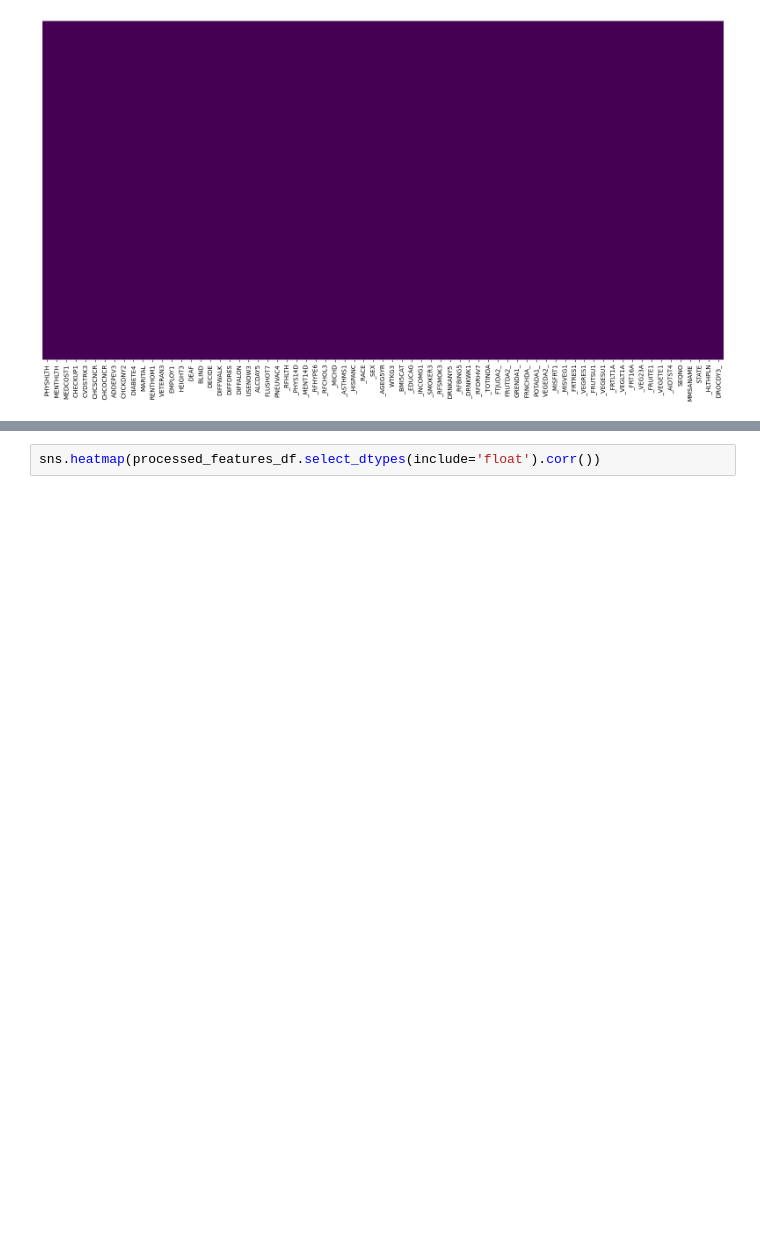
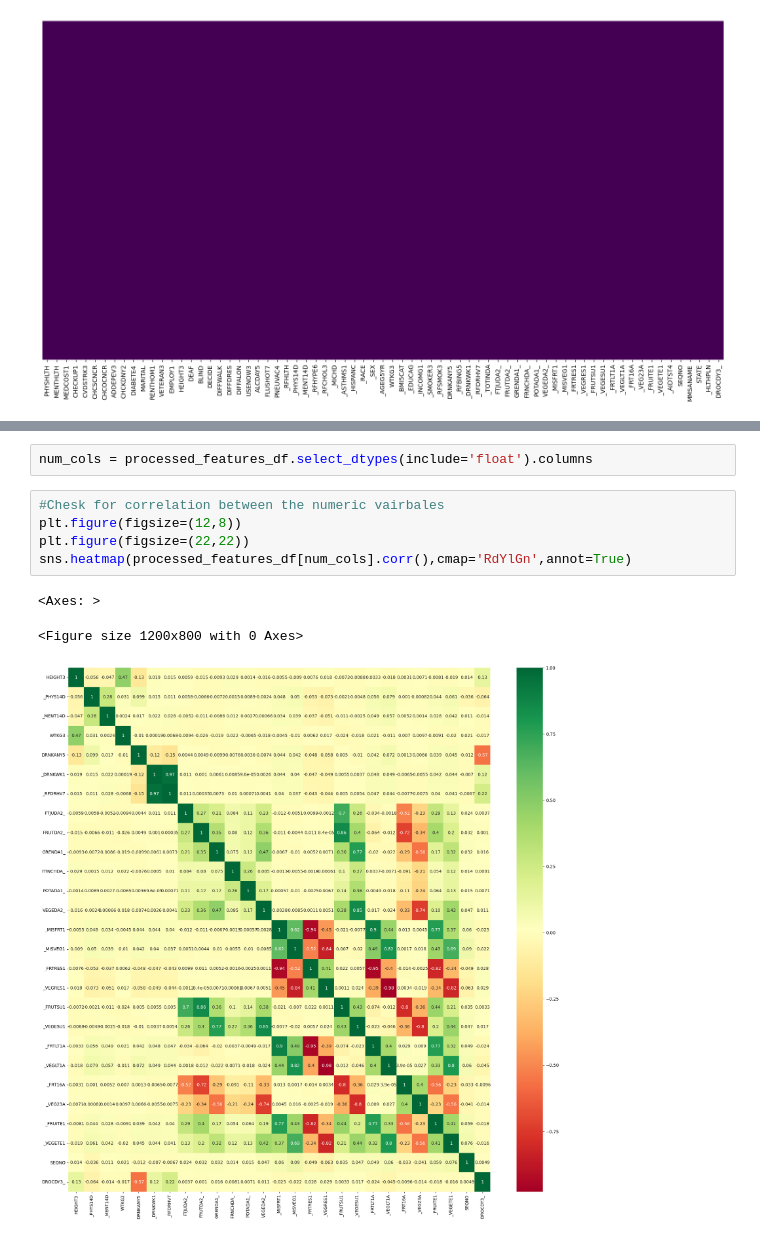
Before and after one commit to OBINNADINNEYA/BRFSS_BIGDATA_PROJECT, a Jupyter notebook: Data_Cleaning_2019_2021.ipynb, the cells around one changed output, grey strips where cells are left out. Cells and saved outputs as stored; diff of their text form; blank space fills up the shorter version.

```diff
--- a/Data_Cleaning_2019_2021.ipynb
+++ b/Data_Cleaning_2019_2021.ipynb
@@ -465,2 +465,11 @@ memory usage: 70.2+ MB
+# %%
+num_cols = processed_features_df.select_dtypes(include='float').columns
 # %%
-sns.heatmap(processed_features_df.select_dtypes(include='float').corr())
+#Chesk for correlation between the numeric vairbales
+plt.figure(figsize=(12,8))
+plt.figure(figsize=(22,22))
+sns.heatmap(processed_features_df[num_cols].corr(),cmap='RdYlGn',annot=True)
+# %% [output]
+<Axes: >
+<Figure size 1200x800 with 0 Axes>
+[figure, added]
```
Also changed, not shown: parts of 14 cells of this notebook.
